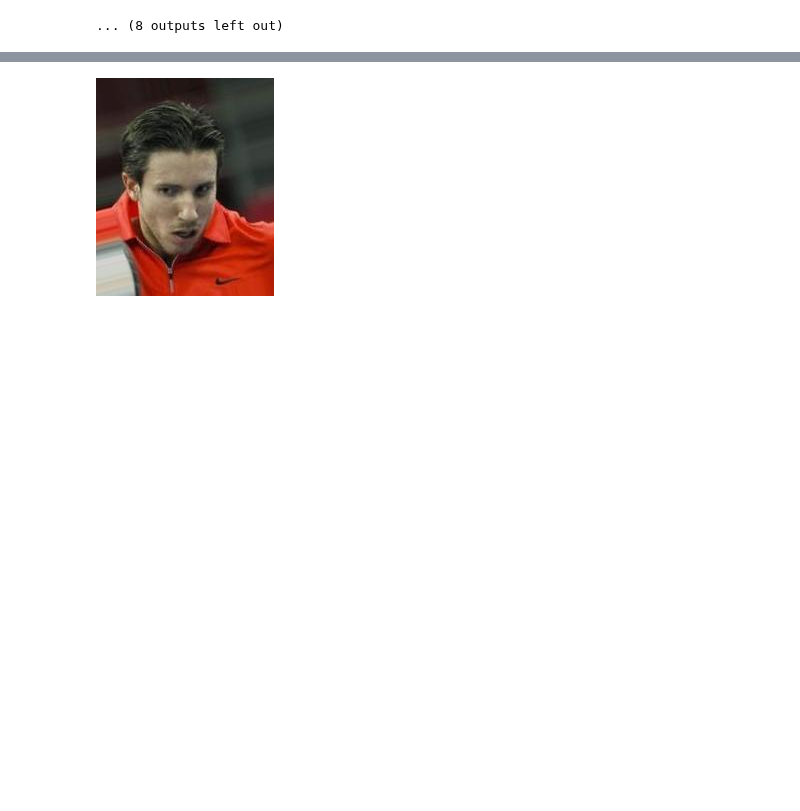
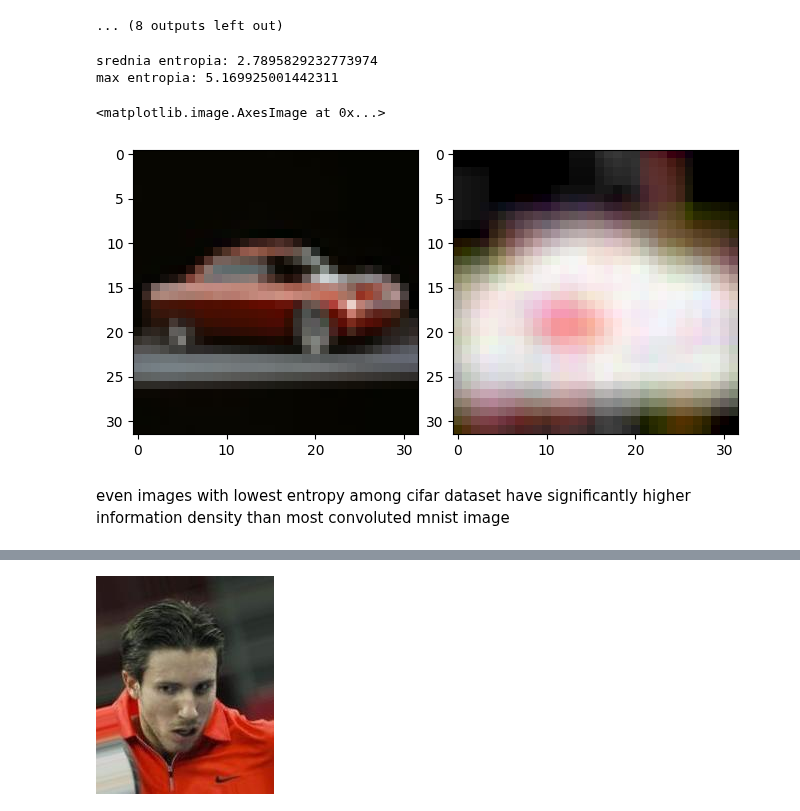
Before and after one commit to mihawb/dnn-lang-comparison, a Jupyter notebook: python/datasets_parsing_val.ipynb, the cells around one changed output, grey strips where cells are left out. Saved outputs shown, nothing was run; the diff lists cells and outputs as text; code cells hidden in the pictures; blank space fills up the shorter version.

```diff
--- a/python/datasets_parsing_val.ipynb
+++ b/python/datasets_parsing_val.ipynb
@@ -47,3 +84,27 @@ car
 car
 [figure]
 ... (8 outputs left out)
+# %%
+def genMultiChanEntImg(img, N):
+	res_chans = []
+	for i in range(img.shape[2]):
+		res_chans.append(genEntImg(img[:, :, i], N))
+	res = np.array(res_chans).transpose(1, 2, 0)
+	return res / np.max(res), np.max(res)
+
+img = imgs[134].reshape(32, 32, 3) / 255
+ent_img, max_ent = genMultiChanEntImg(img, 3)
+
+print(f'srednia entropia: {np.mean(ent_img) * max_ent}')
+print(f'max entropia: {max_ent}')
+
+fig, axes = plt.subplots(1, 2, constrained_layout=True)
+axes[0].imshow(img)
+axes[1].imshow(ent_img)
+# %% [output]
+srednia entropia: 2.7895829232773974
+max entropia: 5.169925001442311
+<matplotlib.image.AxesImage at 0x...>
+[figure, added]
+# %% [markdown]
+even images with lowest entropy among cifar dataset have significantly higher information density than most convoluted mnist image
```
Also changed, not shown: parts of 2 cells of this notebook, 5 other files.
